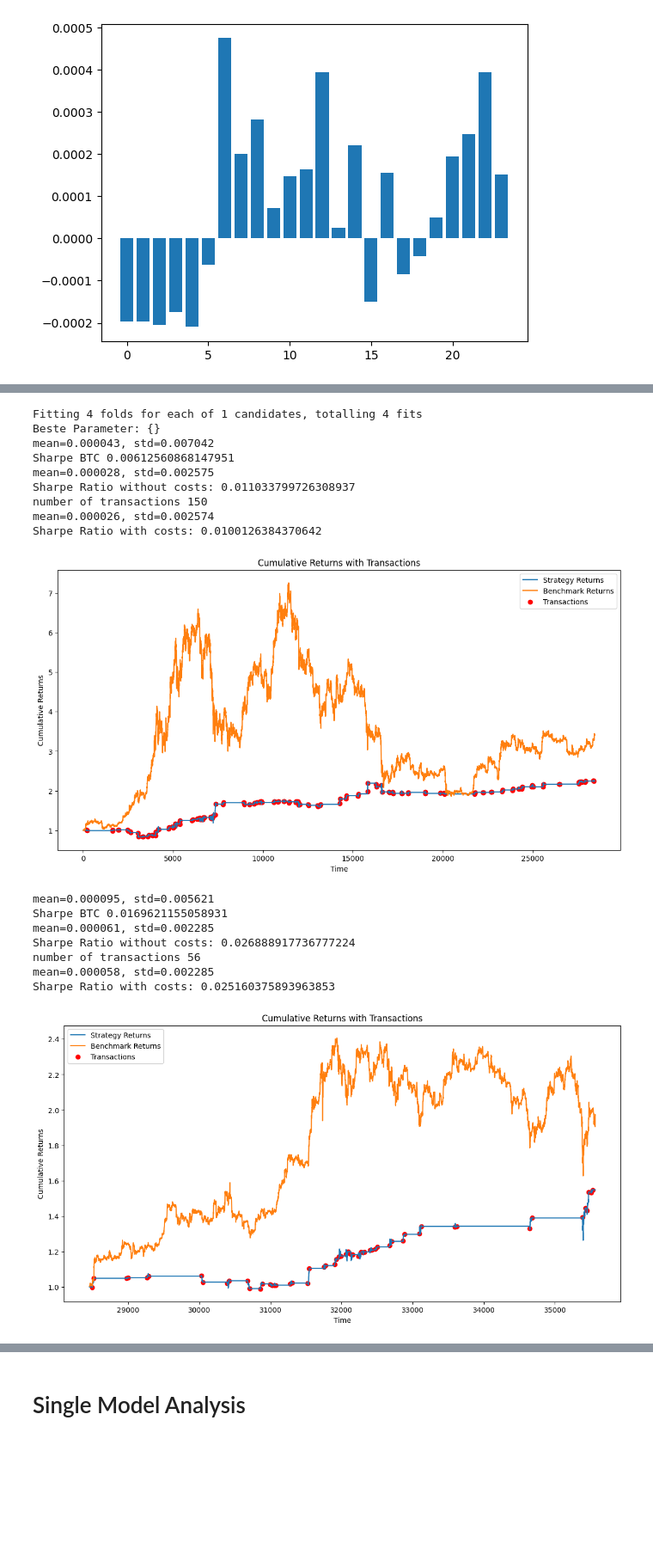
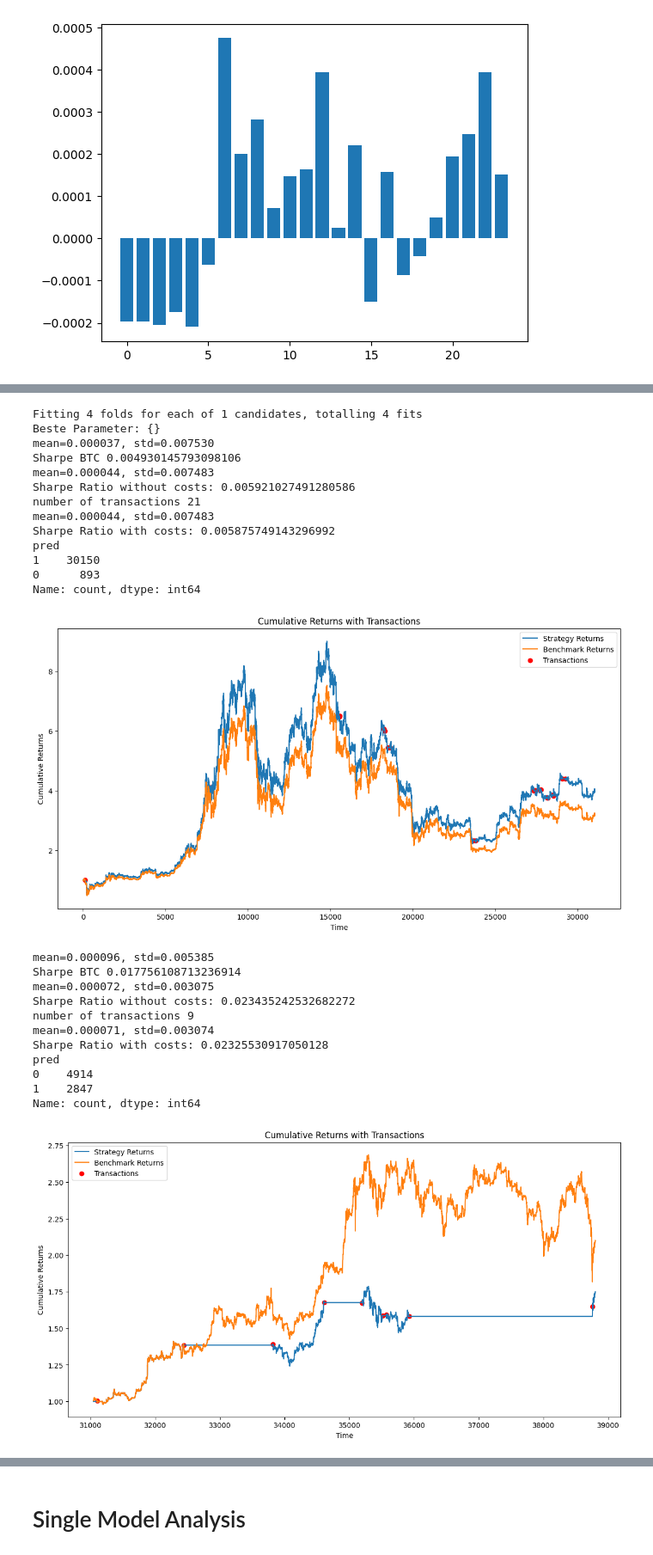
Before and after one commit to adrianbeer/GetaBot, a Jupyter notebook: DecisionTree.ipynb, the cells around one changed output, grey strips where cells are left out. Shown at 86% size. Saved outputs shown, nothing was run; the diff lists cells and outputs as text; code cells hidden in the pictures; blank space fills up the shorter version.

Commit message:
Adds holding period analysis

```diff
--- a/DecisionTree.ipynb
+++ b/DecisionTree.ipynb
@@ -315,10 +321,10 @@ def find_best_indicators(data: pd.DataFrame, indicators: list, target: str, hold
     # Definiere den Parameterbereich für GridSearch
     param_grid = {
         #'criterion': ['gini', 'entropy'],
-        'max_depth': [2, 3, 4],
+        #'max_depth': [2, 3, 4],
         #'min_samples_split': [2, 5, 10],
         #'min_samples_leaf': [5, 10, 20, 30],
-        'max_features': ['sqrt']
+        #'max_features': ['sqrt']
     }
 
     models = []
@@ -327,11 +333,11 @@ def find_best_indicators(data: pd.DataFrame, indicators: list, target: str, hold
     combos = []
     for r in [1, 2, len(indicators)]:
         for combo in combinations(indicators, r):
-            if len(train_sharpe_ratios) > 1000:
+            if len(train_sharpe_ratios) > 100:
                 break
             print(combo)
             features = list(combo)
-            clf, X_test, X_train = train_model(data, features, target, param_grid=param_grid, estimator=DecisionTreeClassifier(random_state=42))
+            clf, X_test, X_train = train_model(data, features, target, param_grid=param_grid, estimator=XGBClassifier(random_state=42))
 
             train_sharpe = evaluate_model(X_train, clf, signal_threshold=signal_threshold, holding_period=holding_period, data=data, plot=plot)
             test_sharpe = evaluate_model(X_test, clf, signal_threshold=signal_threshold, holding_period=holding_period, data=data, plot=plot)
@@ -362,10 +598,20 @@ features = dt_indicators#["SMA_50_Sig", "SMA_500_Sig", "HMA_50_Sig", "EMA_50_Sig
+# %%
+HOLDING_WINDOW = 175
 # %%
+# Labels erstellen
+labeled_data = create_labels(df_hour, window=HOLDING_WINDOW)
+
+#dt_indicators.extend([f'EMA_{5}', f'EMA_{50}', f'EMA_{500}'])
+# Liste der Indikatoren
+#["SMA_50_Sig", "SMA_500_Sig", "HMA_50_Sig", "EMA_50_Sig", "EMA_500_Sig", "EMA_5_Sig"]#["OBV", "RSI_5", "RSI_10"]#, "RSI_50", "RSI_50", "MACD", "MACD_Signal", "Momentum_10", "StochRSI_10", "StochRSI_20", "StochRSI_50"]
+features = dt_indicators
+
 # Beste Indikatoren finden
-best_model, best_combination, best_sharpe, train_sharpe_ratios, test_sharpe_ratios, models, combos = find_best_indicators(df_hour,
-                                                                                                                    features,
-                                                                                                                    holding_period=HOLDING_WINDOW,
-                                                                                                                    target="label",
-                                                                                                                    signal_threshold=0.55,
-                                                                                                                    plot=False)
+best_model, best_combination, best_sharpe, train_sharpe_ratios, test_sharpe_ratios, models, combos = find_best_indicators(labeled_data,
+                                                                                                                        features,
+                                                                                                                        holding_period=HOLDING_WINDOW,
+                                                                                                                        target="label",
+                                                                                                                        signal_threshold=0.55,
+                                                                                                                        plot=False)
 # %% [output]
 ('OBV',)
@@ -619,4 +868,5 @@ res.iloc[interesting_indices].sort_values("test", ascending=False)
 # %%
-idx=43
+idx=31
 print(combos[idx])
+THRESHOLD = 0.5
 # %% [output]
@@ -628,24 +888,32 @@ DecisionTreeClassifier(max_depth=3, max_features='sqrt', random_state=42)
 # %%
-_, X_test, X_train = train_model(data=df_hour, features=combos[idx], target="label", param_grid={}, estimator=DecisionTreeClassifier(random_state=42))
+_, X_test, X_train = train_model(data=labeled_data, features=combos[idx], target="label", param_grid={}, estimator=DecisionTreeClassifier(random_state=42))
 
-evaluate_model(X_train, models[idx], data=df_hour, signal_threshold=0.55, holding_period=HOLDING_WINDOW, plot=True)
-evaluate_model(X_test, models[idx], data=df_hour, signal_threshold=0.55, holding_period=HOLDING_WINDOW, plot=True)
+evaluate_model(X_train, models[idx], data=labeled_data, signal_threshold=THRESHOLD, holding_period=HOLDING_WINDOW, plot=True)
+evaluate_model(X_test, models[idx], data=labeled_data, signal_threshold=THRESHOLD, holding_period=HOLDING_WINDOW, plot=True)
 # %% [output]
 Fitting 4 folds for each of 1 candidates, totalling 4 fits
 Beste Parameter: {}
-mean=0.000043, std=0.007042
-Sharpe BTC 0.00612560868147951
-mean=0.000028, std=0.002575
-Sharpe Ratio without costs: 0.011033799726308937
-number of transactions 150
-mean=0.000026, std=0.002574
-Sharpe Ratio with costs: 0.0100126384370642
+mean=0.000037, std=0.007530
+Sharpe BTC 0.004930145793098106
+mean=0.000044, std=0.007483
+Sharpe Ratio without costs: 0.005921027491280586
+number of transactions 21
+mean=0.000044, std=0.007483
+Sharpe Ratio with costs: 0.005875749143296992
+pred
+1    30150
+0      893
+Name: count, dtype: int64
-[figure, old version]
+[figure, new version]
-mean=0.000095, std=0.005621
-Sharpe BTC 0.0169621155058931
-mean=0.000061, std=0.002285
-Sharpe Ratio without costs: 0.026888917736777224
-number of transactions 56
-mean=0.000058, std=0.002285
-Sharpe Ratio with costs: 0.025160375893963853
+mean=0.000096, std=0.005385
+Sharpe BTC 0.017756108713236914
+mean=0.000072, std=0.003075
+Sharpe Ratio without costs: 0.023435242532682272
+number of transactions 9
+mean=0.000071, std=0.003074
+Sharpe Ratio with costs: 0.02325530917050128
+pred
+0    4914
+1    2847
+Name: count, dtype: int64
-[figure, old version]
+[figure, new version]
```
Also changed, not shown: parts of 24 cells of this notebook.
